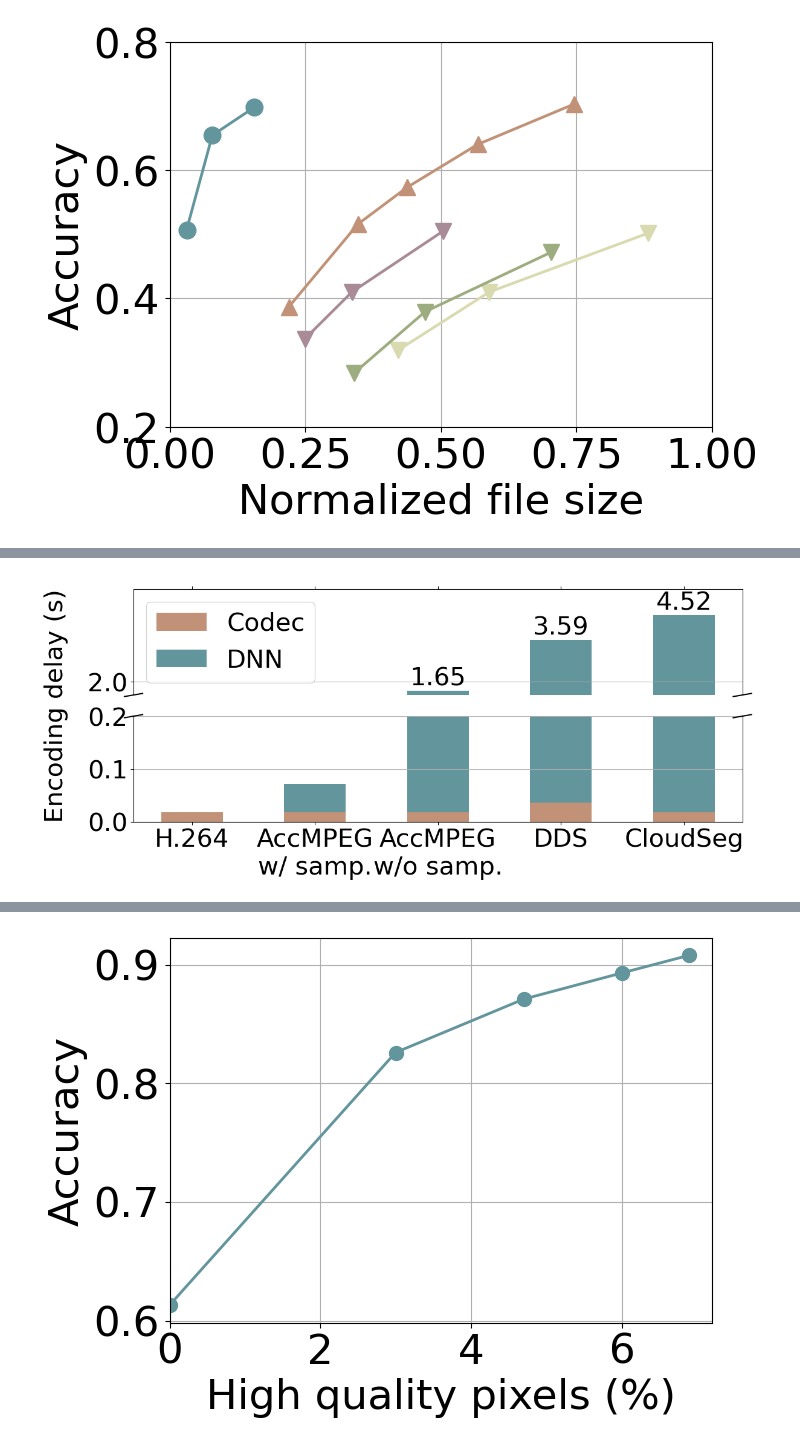
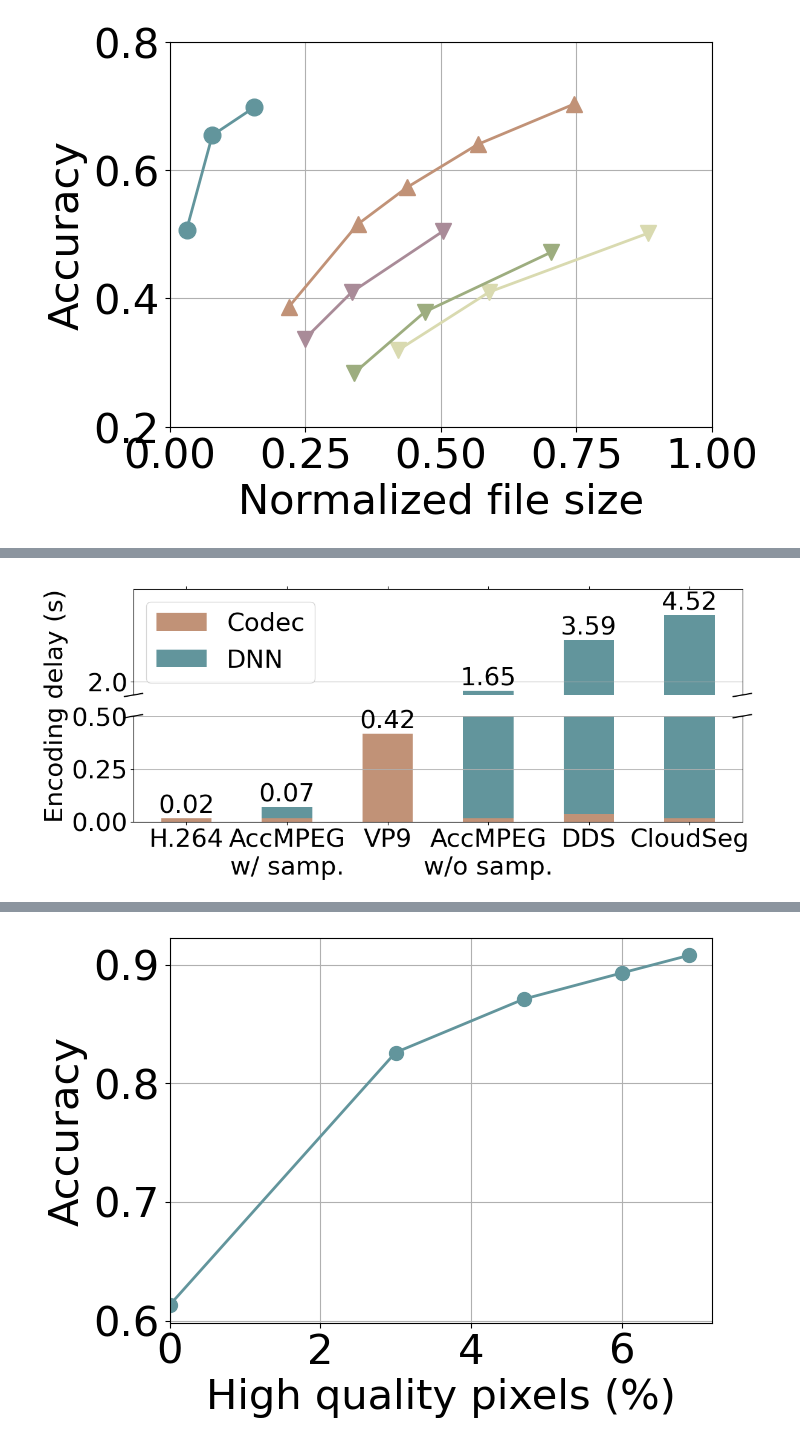
Before and after one commit to KuntaiDu/AccMPEG, a Jupyter notebook: plot.ipynb, the cells around one changed output, grey strips where cells are left out. Drawn from its saved outputs; the diff is of its cells as text; code cells hidden in the pictures.

```diff
--- a/plot.ipynb
+++ b/plot.ipynb
@@ -1003,7 +1012,7 @@ savefig('figs/segmentation_vis', fig)
 
 import matplotlib.pyplot as plt
 import yaml
-with open('frozen_stats/stats_segmentation', 'r') as f:
+with open('stats_segmentation_final', 'r') as f:
     data_full = yaml.load(f.read())
 # add ground truth bandwidth for normalization purpose
 for data in data_full:
@@ -1022,7 +1031,7 @@ for i, acc in zip(ids, accs):
     batch = [b for b in batch if b['acc'] < acc['acc']]
     batch = sorted(batch, key=lambda x: -x['bw'])
     mpegs.append(batch[0])
-cloudsegs = [filter([f'visdrone/videos/vis_{i}', 'cloudseg', 'qp_25']) for i in ids]
+cloudsegs = [filter([f'visdrone/videos/vis_{i}', 'cloudseg', 'qp_40']) for i in ids]
 
 accs = transform(accs)
 mpegs = transform(mpegs)
@@ -1036,10 +1045,10 @@ x, y = add_data(ax, mpegs, colors[0])
 ax.text(x+0.06, y-0.03, 'MPEG')
 x, y = add_data(ax, accs, colors[1])
 ax.text(x-0.04, y+0.045, 'AccMPEG')
-#x, y = add_data(ax, cloudsegs, colors[4])
-#ax.text(x-0.3, y+0.03, 'CloudSeg')
+x, y = add_data(ax, cloudsegs, colors[4])
+ax.text(x, y+0.03, 'CloudSeg')
 ax.set_xlim(0, 0.45)
-ax.set_ylim(0, 0.99)
+ax.set_ylim(0, 0.55)
 #ax.set_xticks([0, 0.25, 0.5, 0.75, 1.0])
 ax.set_xlabel('Normalized file size')
 ax.set_ylabel('Accuracy')
@@ -1328,7 +1682,7 @@ with open('frozen_stats/blackgen.gpu', 'r') as f:
 
 mp4 = 1/55
 mp5 = 1/35
-webm = 1/14
+webm = 1/2.4
 cpu = np.mean(cpu)
 gpu = np.mean(gpu)
 inf_dnn = 3.55
@@ -1338,10 +1692,10 @@ inf_dnn_DC5 = 4.5
 inf_sr = 4.5
 
 # h264, accmpeg, accmpeg, dds, cloudseg
-encode = [mp4, mp4, mp4, 2 * mp4, mp4]
-inference = [0, cpu/30, cpu, inf_dnn_fpn, inf_sr]
+encode = [mp4, mp4, webm, mp4, 2 * mp4, mp4]
+inference = [0, cpu/30, 0, cpu, inf_dnn_fpn, inf_sr]
 x_pos = [i*2+1 for i in range(len(encode))]
-x_label = ['H.264', 'AccMPEG\nw/ samp.', 'AccMPEG\nw/o samp.', 'DDS', 'CloudSeg']
+x_label = ['H.264', 'AccMPEG\nw/ samp.', 'VP9', 'AccMPEG\nw/o samp.', 'DDS', 'CloudSeg']
 
 fig, (ax1, ax2) = plt.subplots(2, 1, sharex=True, figsize=(13, 5))
 
@@ -1355,7 +1709,7 @@ ax2.bar(x_pos, encode, [1 for _ in range(len(x_pos))], [0 for _ in range(len(x_p
 ax2.bar(x_pos, inference, [1 for _ in range(len(x_pos))], encode, color=colors[1])
 
 
-ax2.set_ylim(0, 0.2)
+ax2.set_ylim(0, 0.5)
 ax1.set_ylim((1.5,5.5))
 ax1.set_yticks([2])
 ax1.set_yticklabels(['2.0'])
@@ -1376,36 +1730,41 @@ ax1.plot((-d,+d),(-d,+d), **kwargs)      # top-left diagonal
 ax1.plot((1-d,1+d),(-d,+d), **kwargs)    # top-right diagonal
 
 kwargs.update(transform=ax2.transAxes)  # switch to the bottom axes
 ax2.plot((-d,+d),(1-d,1+d), **kwargs)   # bottom-left diagonal
 ax2.plot((1-d,1+d),(1-d,1+d), **kwargs) # bottom-right diagonal
 # scat(mpeg, colors[0], 0, 0, '', 'o')
 # scat(acc, colors[1], 0, 0, '', 'o')
 # scat(dds, colors[2], -1.5, 0, 'DDS', '^')
 # scat(eaar, colors[3], -2, 0, 'EAAR', '^')
 # scat(cloudseg, colors[4], 0, -0.8, 'CloudSeg', '^')
 # ax.set_xlim(left=-0.5)
 # ax.set_ylim(bottom=-0.5)
 # ax.set_xlim(left=0)
 # ax.set_ylim(bottom=0)
 # ax.set_xlabel('Encoding delay (s)')
 # ax1.grid()
 ax2.grid(axis='y')
 ax1.grid(axis='y')
 
-for i in range(1, len(x_label)):
-    if i == 1:
+for i in range(0, len(x_label)):
+    if i < 3:
         continue
     ax1.text(i*2+1, encode[i]+inference[i], "%.2f" % (encode[i]+inference[i]), ha='center', va='bottom')
+
+for i in range(0, len(x_label)):
+    if i >= 3:
+        continue
+    ax2.text(i*2+1, encode[i]+inference[i], "%.2f" % (encode[i]+inference[i]), ha='center', va='bottom')
 
 fig.add_subplot(111, frameon=False)
 # hide tick and tick label of the big axis
 plt.tick_params(labelcolor='none', top=False, bottom=False, left=False, right=False)
 plt.ylabel("Encoding delay (s)")
 # plt.ylabel("common Y")
 
 savefig('figs/encoding_delay', fig)
 # %% [output]
-[figure, old version]
+[figure, new version]
 # %%
 # plot dashcam for FPN
 # between different training set.
```
Also changed, not shown: parts of 24 cells of this notebook, 37 other files.
